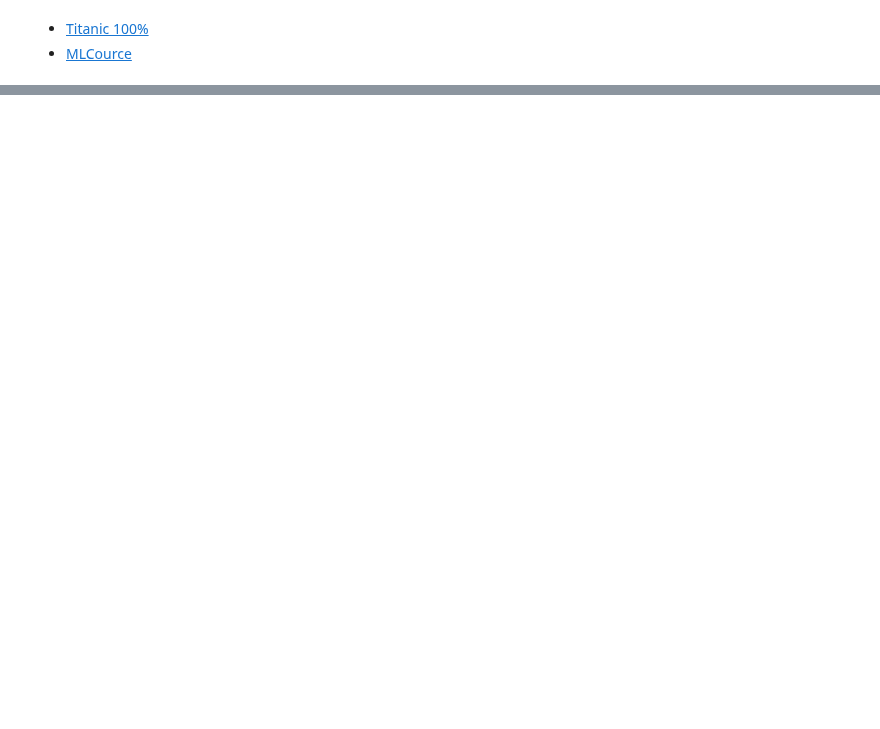
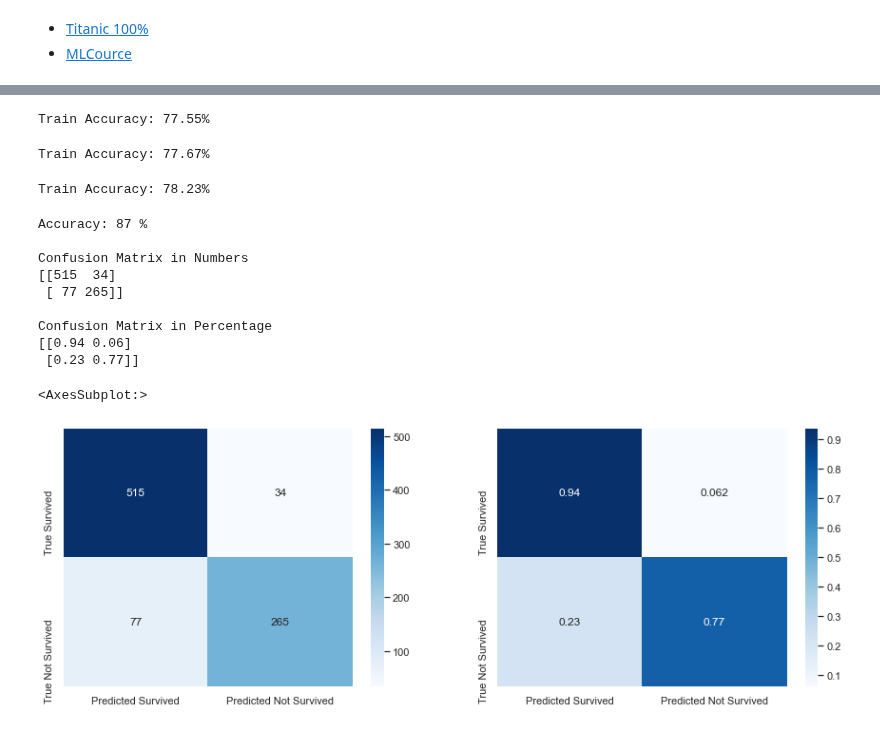
Before and after one commit to Gloriel/Kaggle, a Jupyter notebook: Titanic/Titanic_3001_ALL.ipynb, the cells around one changed output, grey strips where cells are left out. Drawn from its saved outputs; the diff is of its cells as text; code cells hidden in the pictures; blank space fills up the shorter version.

```diff
--- a/Titanic/Titanic_3001_ALL.ipynb
+++ b/Titanic/Titanic_3001_ALL.ipynb
@@ -209,0 +438,80 @@ tsd.head()
+# %%
+clf = GaussianNB()
+clf.fit(X_train, y_train)
+y_pred_gnb = clf.predict(X_test)
+acc_gnb = round(clf.score(X_train, y_train) * 100, 2)
+print ("Train Accuracy: " + str(acc_gnb) + '%')
+# %% [output]
+Train Accuracy: 77.55%
+# %%
+clf = Perceptron(max_iter=5, tol=None)
+clf.fit(X_train, y_train)
+y_pred_perceptron = clf.predict(X_test)
+acc_perceptron = round(clf.score(X_train, y_train) * 100, 2)
+print ("Train Accuracy: " + str(acc_perceptron) + '%')
+# %% [output]
+Train Accuracy: 77.67%
+# %%
+clf = SGDClassifier(max_iter=5, tol=None)
+clf.fit(X_train, y_train)
+y_pred_sgd = clf.predict(X_test)
+acc_sgd = round(clf.score(X_train, y_train) * 100, 2)
+print ("Train Accuracy: " + str(acc_sgd) + '%')
+# %% [output]
+Train Accuracy: 78.23%
+# %%
+from sklearn.metrics import confusion_matrix
+import itertools
+
+clf = RandomForestClassifier(n_estimators=100)
+clf.fit(X_train, y_train)
+y_pred_random_forest_training_set = clf.predict(X_train)
+acc_random_forest = round(clf.score(X_train, y_train) * 100, 2)
+print ("Accuracy: %i %% \n"%acc_random_forest)
+
+class_names = ['Survived', 'Not Survived']
+
+# Compute confusion matrix
+cnf_matrix = confusion_matrix(y_train, y_pred_random_forest_training_set)
+np.set_printoptions(precision=2)
+
+print ('Confusion Matrix in Numbers')
+print (cnf_matrix)
+print ('')
+
+cnf_matrix_percent = cnf_matrix.astype('float') / cnf_matrix.sum(axis=1)[:, np.newaxis]
+
+print ('Confusion Matrix in Percentage')
+print (cnf_matrix_percent)
+print ('')
+
+true_class_names = ['True Survived', 'True Not Survived']
+predicted_class_names = ['Predicted Survived', 'Predicted Not Survived']
+
+df_cnf_matrix = pd.DataFrame(cnf_matrix,
+                             index = true_class_names,
+                             columns = predicted_class_names)
+
+df_cnf_matrix_percent = pd.DataFrame(cnf_matrix_percent,
+                                     index = true_class_names,
+                                     columns = predicted_class_names)
+
+plt.figure(figsize = (15,5))
+
+plt.subplot(121)
+sns.heatmap(df_cnf_matrix, annot=True, fmt='d', cmap = "Blues")
+
+plt.subplot(122)
+sns.heatmap(df_cnf_matrix_percent, annot=True, cmap = "Blues")
+# %% [output]
+Accuracy: 87 %
+
+Confusion Matrix in Numbers
+[[515  34]
+ [ 77 265]]
+
+Confusion Matrix in Percentage
+[[0.94 0.06]
+ [0.23 0.77]]
+<AxesSubplot:>
+[figure, added]
```
Also changed, not shown: parts of 37 cells of this notebook, 1 other file.
